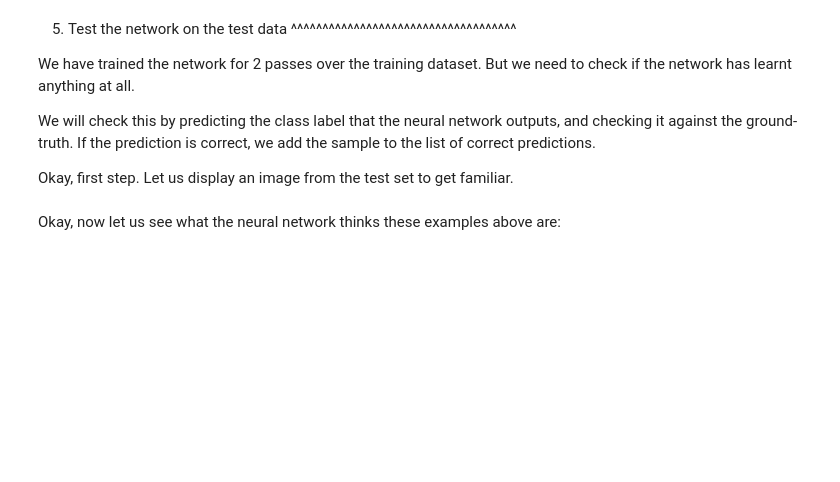
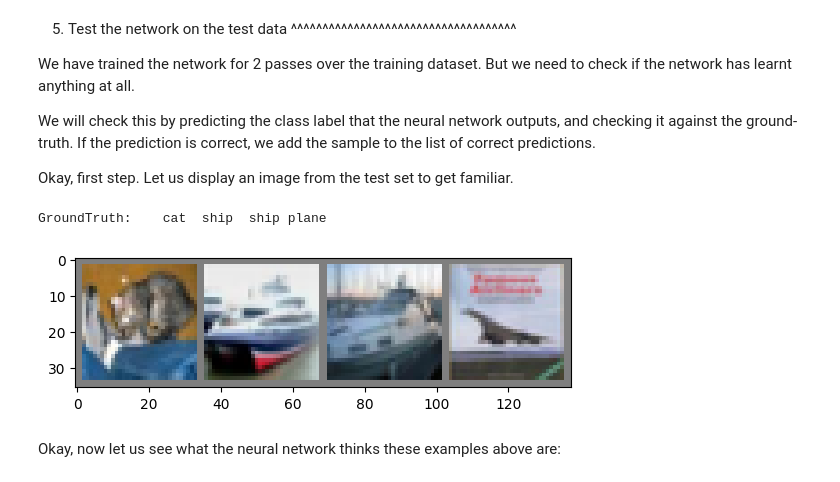
Before and after one commit to nvk3005/CIFAR-10, a Jupyter notebook: _downloads/cifar10_tutorial.ipynb, the cells around one changed output. Saved outputs shown, nothing was run; the diff lists cells and outputs as text; code cells hidden in the pictures; blank space fills up the shorter version.

```diff
--- a/_downloads/cifar10_tutorial.ipynb
+++ b/_downloads/cifar10_tutorial.ipynb
@@ -189,6 +190,8 @@ for epoch in range(2):  # loop over the dataset multiple times
     for i, data in enumerate(trainloader, 0):
         # get the inputs
         inputs, labels = data
+        inputs, labels = inputs.to(device), labels.to(device)
+
 
         # zero the parameter gradients
         optimizer.zero_grad()
@@ -224,10 +238,14 @@ correct, we add the sample to the list of correct predictions.
 Okay, first step. Let us display an image from the test set to get familiar.
 # %%
 dataiter = iter(testloader)
-images, labels = dataiter.next()
+images, labels = next(dataiter)
+inputs, labels = inputs.to(device), labels.to(device)
 
 # print images
 imshow(torchvision.utils.make_grid(images))
 print('GroundTruth: ', ' '.join('%5s' % classes[labels[j]] for j in range(4)))
+# %% [output]
+GroundTruth:    cat  ship  ship plane
+[figure, added]
 # %% [markdown]
 Okay, now let us see what the neural network thinks these examples above are:
```
Also changed, not shown: parts of 9 cells of this notebook.
